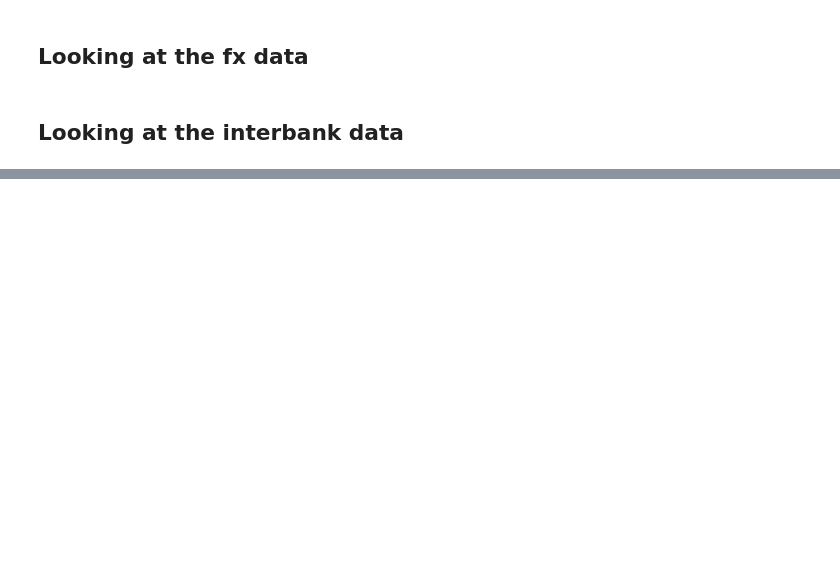
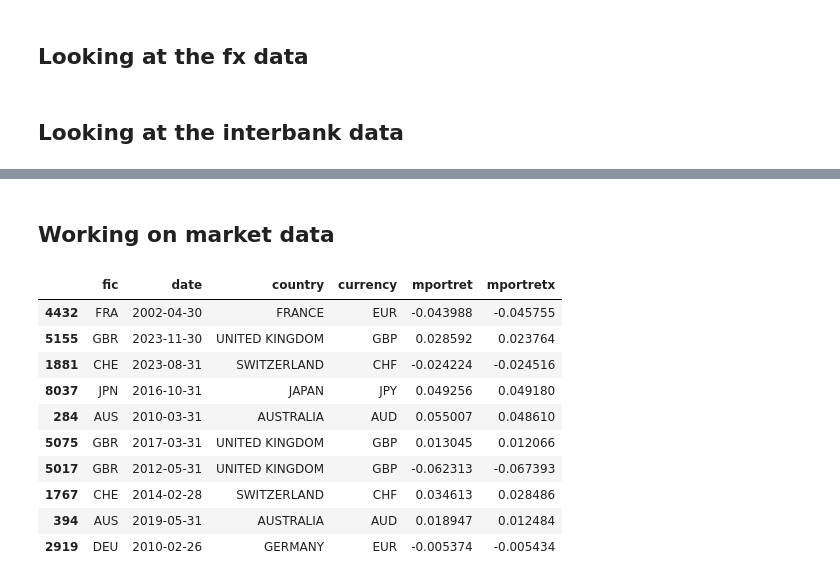
Before and after one commit to arthurdhonneur7/project_investments, a Jupyter notebook: data_building.ipynb, the cells around one changed output, grey strips where cells are left out. Cells and saved outputs as stored; diff of their text form; code cells hidden in the pictures; blank space fills up the shorter version.

```diff
--- a/data_building.ipynb
+++ b/data_building.ipynb
@@ -74,7 +163,23 @@ for path in paths_rates:
+# %% [markdown]
+## Working on market data
 # %%
+df = pd.read_csv('./data/wrds/country_index.csv')
+
 df = df[(df['date'] >= '2002-01-01') & (df['date'] <= '2024-12-31')]
 
 list_countries = ['AUS', 'FRA', 'DEU', 'JPN', 'CHE','GBR']
 df = df[df['fic'].isin(list_countries)]
 
 df.sample(10)
+# %% [output]
+|  | fic | date | country | currency | mportret | mportretx |
+| 4432 | FRA | 2002-04-30 | FRANCE | EUR | -0.043988 | -0.045755 |
+| 5155 | GBR | 2023-11-30 | UNITED KINGDOM | GBP | 0.028592 | 0.023764 |
+| 1881 | CHE | 2023-08-31 | SWITZERLAND | CHF | -0.024224 | -0.024516 |
+| 8037 | JPN | 2016-10-31 | JAPAN | JPY | 0.049256 | 0.049180 |
+| 284 | AUS | 2010-03-31 | AUSTRALIA | AUD | 0.055007 | 0.048610 |
+| 5075 | GBR | 2017-03-31 | UNITED KINGDOM | GBP | 0.013045 | 0.012066 |
+| 5017 | GBR | 2012-05-31 | UNITED KINGDOM | GBP | -0.062313 | -0.067393 |
+| 1767 | CHE | 2014-02-28 | SWITZERLAND | CHF | 0.034613 | 0.028486 |
+| 394 | AUS | 2019-05-31 | AUSTRALIA | AUD | 0.018947 | 0.012484 |
+| 2919 | DEU | 2010-02-26 | GERMANY | EUR | -0.005374 | -0.005434 |
```
Also changed, not shown: parts of 35 cells of this notebook, 3 other files.
